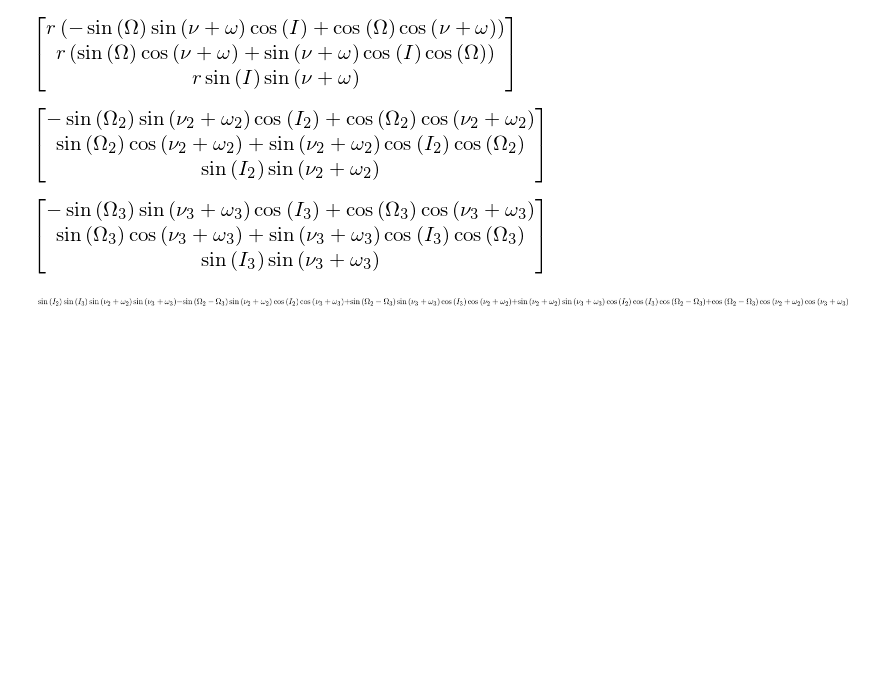
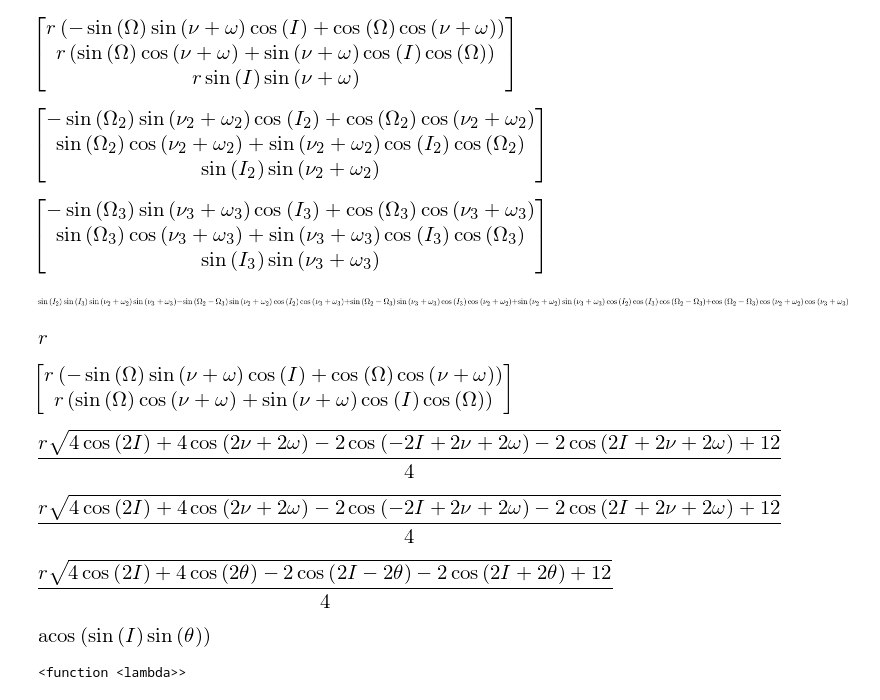
Before and after one commit to dsavransky/MAE6720, a Jupyter notebook: Notebooks/Orbits in 3D.ipynb, the cells around one changed output. Saved outputs shown, nothing was run; the diff lists cells and outputs as text; code cells hidden in the pictures; blank space fills up the shorter version.

```diff
--- a/Notebooks/Orbits in 3D.ipynb
+++ b/Notebooks/Orbits in 3D.ipynb
@@ -4,5 +8,5 @@ init_printing()
 # %%
-r,I,O,w,nu = symbols("r,I,Omega,omega,nu",real=True)
+r,I,O,w,nu,mu,a,e = symbols("r,I,Omega,omega,nu,mu,a,e",real=True,positive=True)
 r2,I2,O2,w2,nu2 = symbols("r_2,I_2,Omega_2,omega_2,nu_2",real=True)
 r3,I3,O3,w3,nu3 = symbols("r_3,I_3,Omega_3,omega_3,nu_3",real=True)
 # %% [markdown]
@@ -39,3 +43,31 @@ r3
 simplify(r2.dot(r3))
 # %% [output]
 [figure]
+# %%
+simplify(r_i.norm())
+# %% [output]
+[figure, added]
+# %%
+svec = Matrix([r_i[0], r_i[1]])
+svec
+# %% [output]
+[figure, added]
+# %%
+s = simplify(sqrt(svec.transpose().dot(svec)))
+s
+# %% [output]
+[figure, added]
+# %%
+s = simplify(svec.norm())
+s
+# %% [output]
+[figure, added]
+# %%
+s.subs(2*nu+2*w,2*th)
+# %% [output]
+[figure, added]
+# %%
+beta = simplify(acos(r_i[2]/r)).subs(nu+w,th)
+beta
+# %% [output]
+[figure, added]
@@ -41,0 +76,5 @@ simplify(r2.dot(r3))
+# %%
+betaf = lambdify((I,th),beta)
+betaf
+# %% [output]
+<function <lambda>>
```
Also changed, not shown: parts of 7 cells of this notebook.
